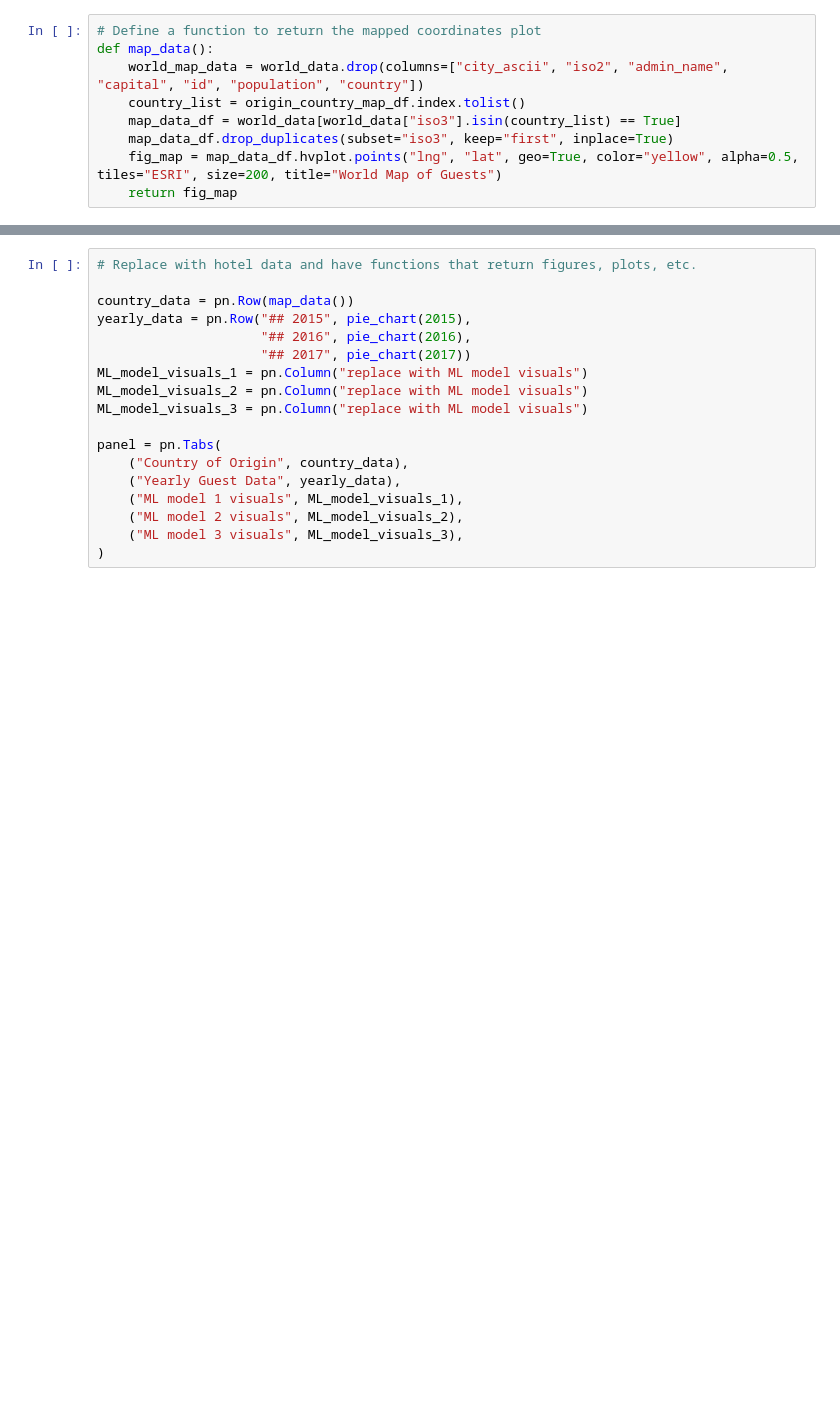
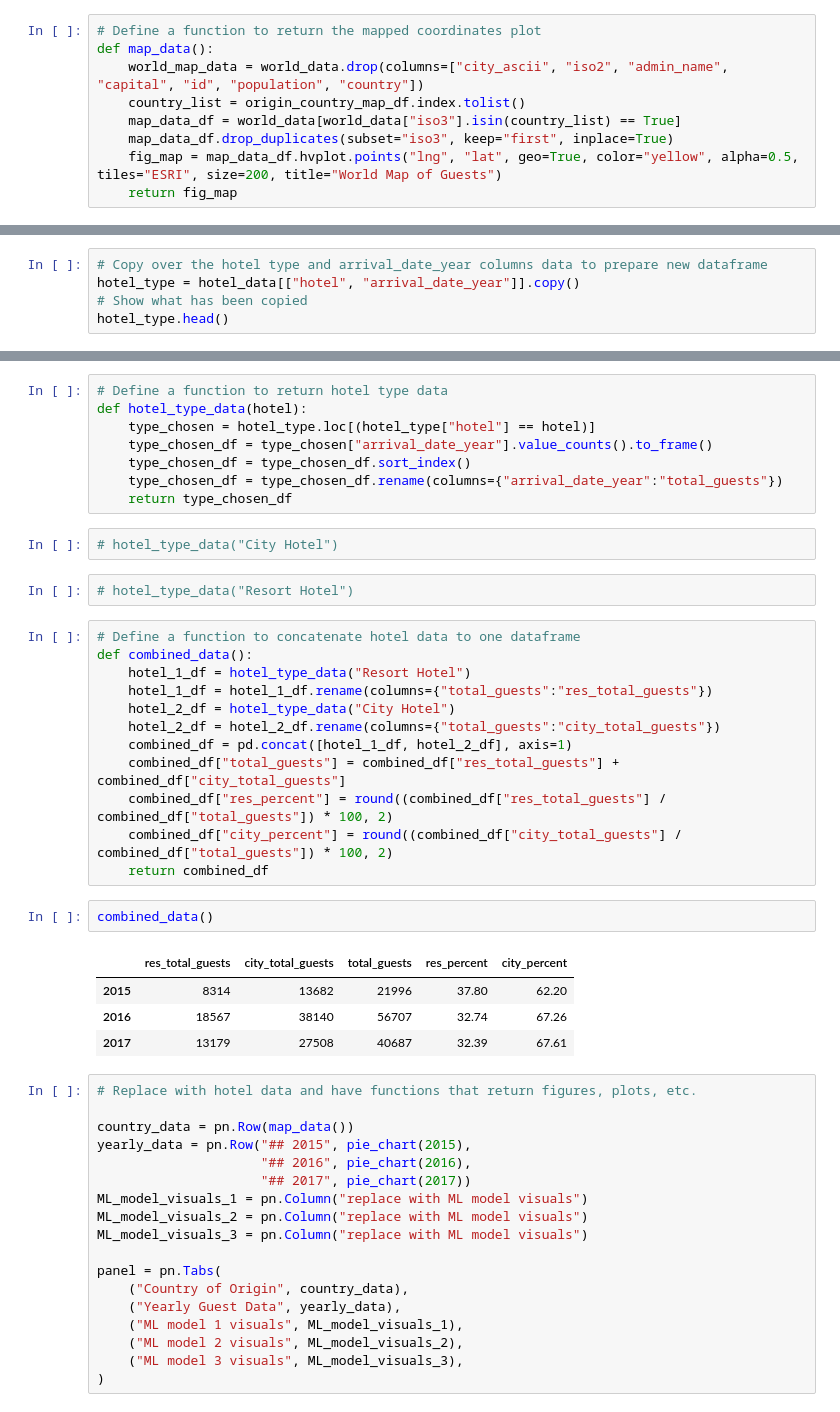
Before and after one commit to nordbynick/UWFinTech_Project3, a Jupyter notebook: Visualizations/Dashboard.ipynb, the cells around one changed output, grey strips where cells are left out. Saved outputs shown, nothing was run; the diff lists cells and outputs as text; blank space fills up the shorter version.

Commit message:
added hotel type data

```diff
--- a/Visualizations/Dashboard.ipynb
+++ b/Visualizations/Dashboard.ipynb
@@ -254,0 +258,5 @@ def map_data():
+# %%
+# Copy over the hotel type and arrival_date_year columns data to prepare new dataframe
+hotel_type = hotel_data[["hotel", "arrival_date_year"]].copy()
+# Show what has been copied
+hotel_type.head()
@@ -255,3 +300,34 @@ def map_data():
+# %%
+# Define a function to return hotel type data
+def hotel_type_data(hotel):
+    type_chosen = hotel_type.loc[(hotel_type["hotel"] == hotel)]
+    type_chosen_df = type_chosen["arrival_date_year"].value_counts().to_frame()
+    type_chosen_df = type_chosen_df.sort_index()
+    type_chosen_df = type_chosen_df.rename(columns={"arrival_date_year":"total_guests"})
+    return type_chosen_df
+# %%
+# hotel_type_data("City Hotel")
+# %%
+# hotel_type_data("Resort Hotel")
+# %%
+# Define a function to concatenate hotel data to one dataframe
+def combined_data():
+    hotel_1_df = hotel_type_data("Resort Hotel")
+    hotel_1_df = hotel_1_df.rename(columns={"total_guests":"res_total_guests"})
+    hotel_2_df = hotel_type_data("City Hotel")
+    hotel_2_df = hotel_2_df.rename(columns={"total_guests":"city_total_guests"})
+    combined_df = pd.concat([hotel_1_df, hotel_2_df], axis=1)
+    combined_df["total_guests"] = combined_df["res_total_guests"] + combined_df["city_total_guests"]
+    combined_df["res_percent"] = round((combined_df["res_total_guests"] / combined_df["total_guests"]) * 100, 2)
+    combined_df["city_percent"] = round((combined_df["city_total_guests"] / combined_df["total_guests"]) * 100, 2)
+    return combined_df
+# %%
+combined_data()
+# %% [output]
+|  | res_total_guests | city_total_guests | total_guests | res_percent | city_percent |
+| 2015 | 8314 | 13682 | 21996 | 37.80 | 62.20 |
+| 2016 | 18567 | 38140 | 56707 | 32.74 | 67.26 |
+| 2017 | 13179 | 27508 | 40687 | 32.39 | 67.61 |
 # %%
 # Replace with hotel data and have functions that return figures, plots, etc.
 
```
Also changed, not shown: parts of 9 cells of this notebook.
